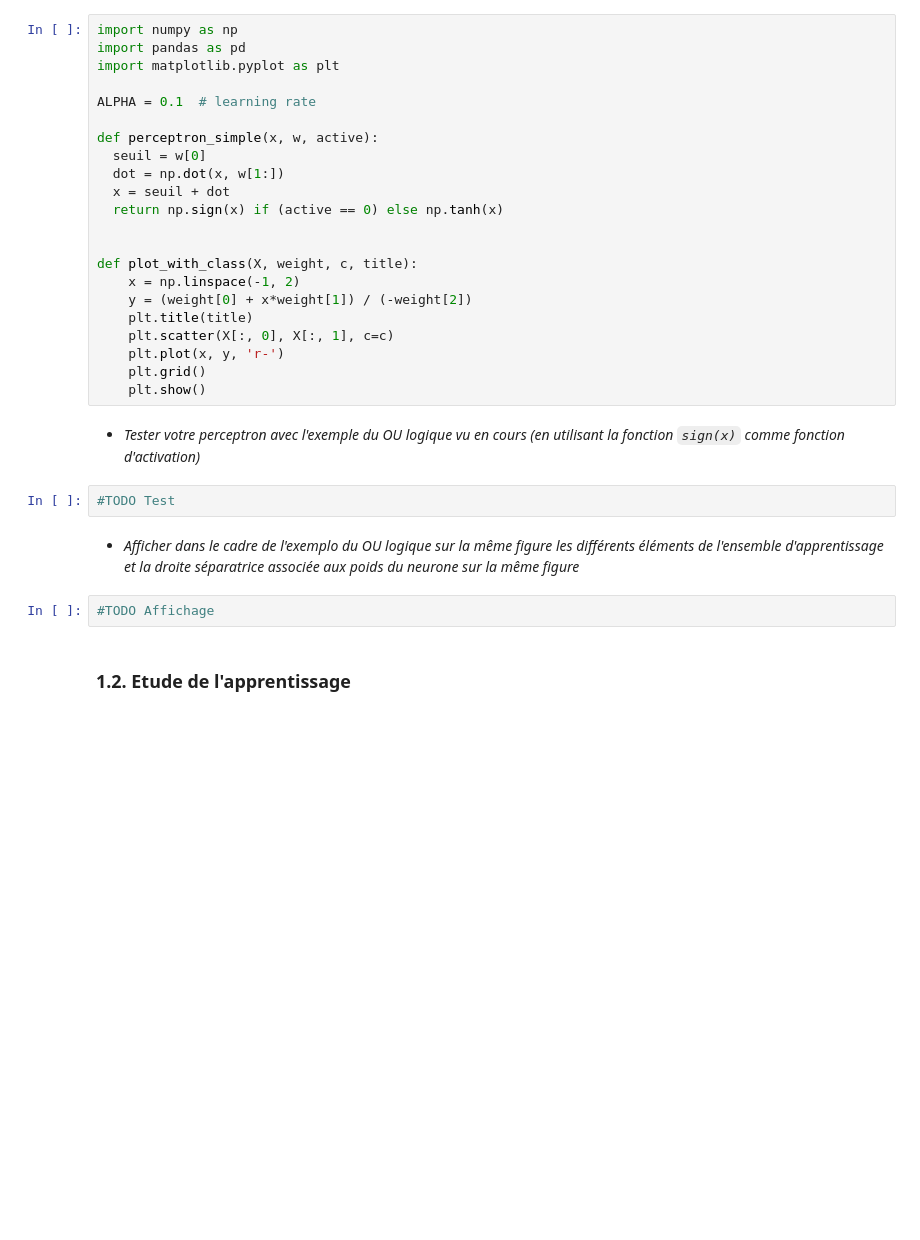
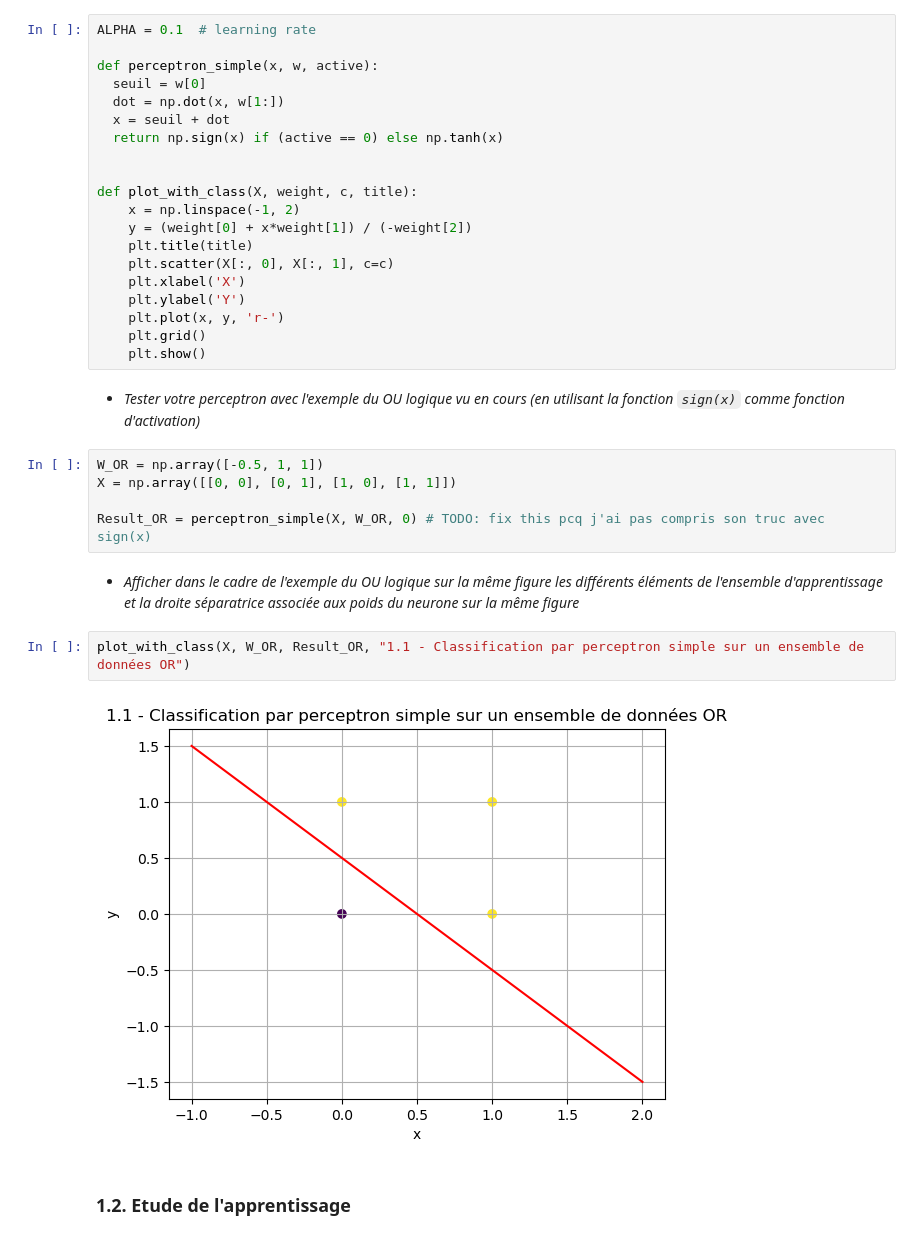
Before and after one commit to GaetanFrejoux/projet_reseaux_neurones, a Jupyter notebook: projet.ipynb, the cells around one changed output. Drawn from its saved outputs; the diff is of its cells as text; blank space fills up the shorter version.

```diff
--- a/projet.ipynb
+++ b/projet.ipynb
@@ -9,10 +14,6 @@ Réalisé par Fréjoux Gaëtan et Niord Mathieu
 # %% [markdown]
 * *Créer la fonction `perceptron_simple(x, w, active)`*
 # %%
-import numpy as np
-import pandas as pd
-import matplotlib.pyplot as plt
-
 ALPHA = 0.1  # learning rate
 
 def perceptron_simple(x, w, active):
@@ -27,17 +28,24 @@ def plot_with_class(X, weight, c, title):
     y = (weight[0] + x*weight[1]) / (-weight[2])
     plt.title(title)
     plt.scatter(X[:, 0], X[:, 1], c=c)
+    plt.xlabel('X')
+    plt.ylabel('Y')
     plt.plot(x, y, 'r-')
     plt.grid()
     plt.show()
 # %% [markdown]
 * *Tester votre perceptron avec l'exemple du OU logique vu en cours (en utilisant la fonction `sign(x)` comme fonction d'activation)*
-# %%
-#TODO Test
+# %%
+W_OR = np.array([-0.5, 1, 1])
+X = np.array([[0, 0], [0, 1], [1, 0], [1, 1]])
+
+Result_OR = perceptron_simple(X, W_OR, 0) # TODO: fix this pcq j'ai pas compris son truc avec sign(x)
 # %% [markdown]
-* *Afficher dans le cadre de l'exemplo du OU logique sur la même figure les différents éléments de l'ensemble d'apprentissage et la droite séparatrice associée aux poids du neurone sur la même figure*
+* *Afficher dans le cadre de l'exemple du OU logique sur la même figure les différents éléments de l'ensemble d'apprentissage et la droite séparatrice associée aux poids du neurone sur la même figure*
-# %%
-#TODO Affichage
+# %%
+plot_with_class(X, W_OR, Result_OR, "1.1 - Classification par perceptron simple sur un ensemble de données OR")
+# %% [output]
+[figure, added]
 # %% [markdown]
 ### 1.2. Etude de l'apprentissage
 # %% [markdown]
```
Also changed, not shown: parts of 20 cells of this notebook.
